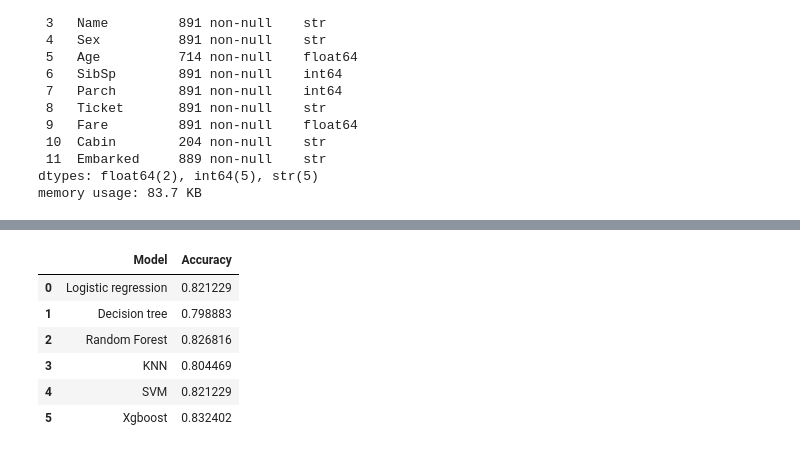
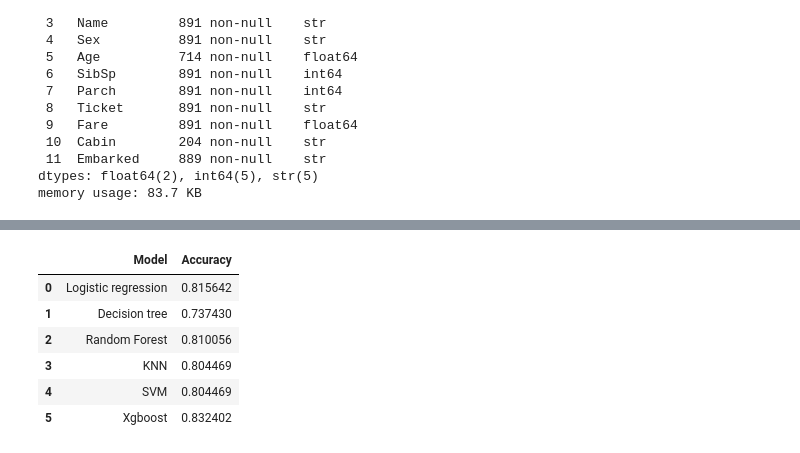
Before and after one commit to madgeer/titanic-kaggle, a Jupyter notebook: notebook.ipynb, the cells around one changed output, grey strips where cells are left out. Cells and saved outputs as stored; diff of their text form; code cells hidden in the pictures.

```diff
--- a/notebook.ipynb
+++ b/notebook.ipynb
@@ -315,8 +204,0 @@ weighted avg       0.80      0.80      0.80       179
-# %%
-model = SVC(random_state=RANDSEED)
-model.fit(X_train_scaled, y_train)
-y_pred_svm = model.predict(X_test_scaled)
-
-print("Accuracy :", accuracy_score(y_test, y_pred_svm))
-print(confusion_matrix(y_test, y_pred_svm))
-print(classification_report(y_test, y_pred_svm))
@@ -360,0 +409,24 @@ weighted avg       0.83      0.83      0.83       179
+# %%
+xgb_param_grid = {
+    "n_estimators": [150, 200, 250],
+    "learning_rate": [0.01, 0.05, 0.1],
+    "max_depth": [3, 4, 5, 7],
+    "reg_lambda": [1.0, 1.5, 2.0]
+}
+
+best_xgb = grid_search_model(
+    XGBClassifier(random_state=RANDSEED),
+    xgb_param_grid,
+    X_train_scaled,
+    y_train,
+)
+
+print(best_xgb)
+
+evaluate_model(
+    best_xgb,
+    X_train_scaled,
+    y_train,
+    X_test_scaled,
+    y_test
+)
@@ -361,29 +462,29 @@ weighted avg       0.83      0.83      0.83       179
 # %%
 results = pd.DataFrame({
     'Model': [
         'Logistic regression',
         'Decision tree',
         'Random Forest',
         'KNN',
         'SVM',
         'Xgboost'
     ],
     'Accuracy': [
-        accuracy_score(y_test, y_pred_logreg),
-        accuracy_score(y_test, y_pred_dt),
-        accuracy_score(y_test, y_pred_rf),
-        accuracy_score(y_test, y_pred_knn),
-        accuracy_score(y_test, y_pred_svm),
-        accuracy_score(y_test, y_pred_xb)
+        accuracy_score(y_test, best_logreg.predict(X_test_scaled)),
+        accuracy_score(y_test, best_dtc.predict(X_test_scaled)),
+        accuracy_score(y_test, best_rf.predict(X_test_scaled)),
+        accuracy_score(y_test, best_knn.predict(X_test_scaled)),
+        accuracy_score(y_test, best_svm.predict(X_test_scaled)),
+        accuracy_score(y_test, best_xgb.predict(X_test_scaled))
     ]
 })
 
 results
 # %% [output]
 |  | Model | Accuracy |
-| 0 | Logistic regression | 0.821229 |
-| 1 | Decision tree | 0.798883 |
-| 2 | Random Forest | 0.826816 |
+| 0 | Logistic regression | 0.815642 |
+| 1 | Decision tree | 0.737430 |
+| 2 | Random Forest | 0.810056 |
 | 3 | KNN | 0.804469 |
-| 4 | SVM | 0.821229 |
+| 4 | SVM | 0.804469 |
 | 5 | Xgboost | 0.832402 |
```
Also changed, not shown: parts of 23 cells of this notebook.
